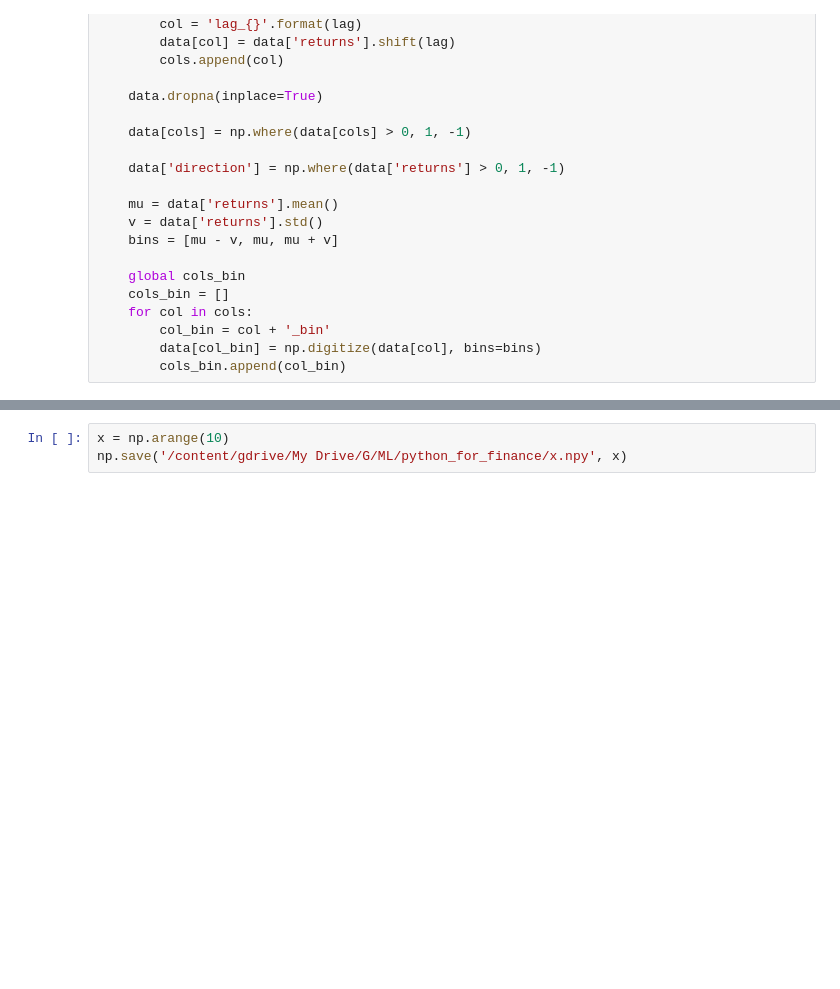
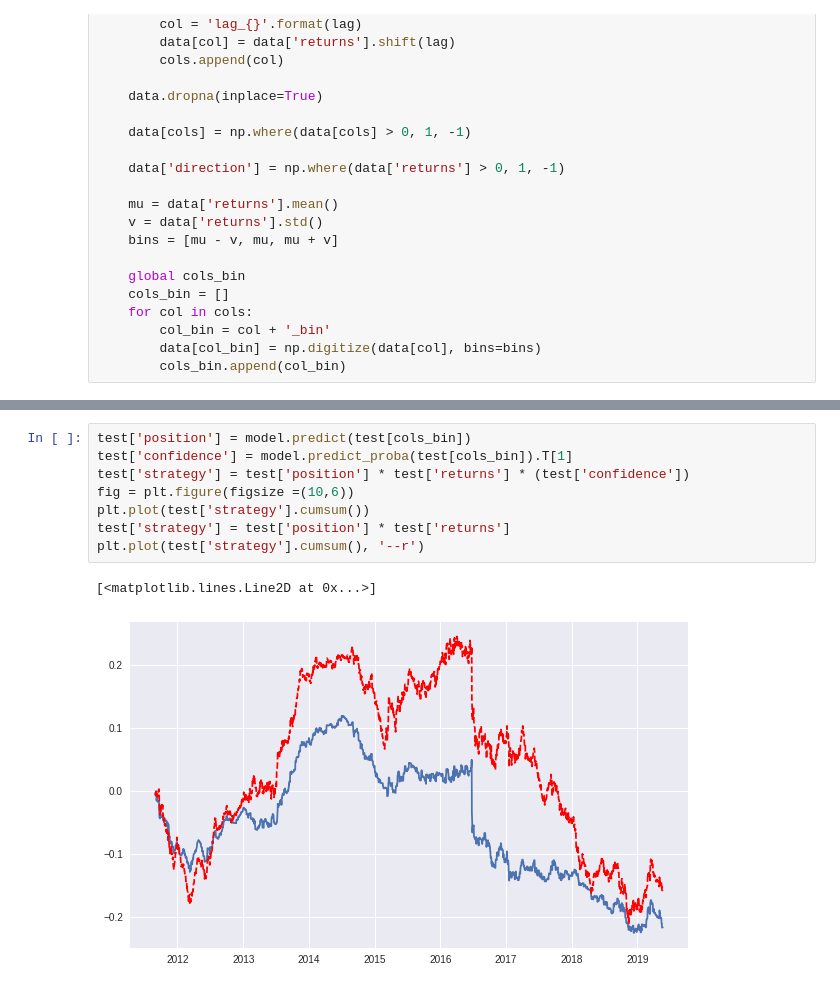
Before and after one commit to xiaobo-fu/python_for_finance, a Jupyter notebook: fxcmpy.ipynb, the cells around one changed output, grey strips where cells are left out. Cells and saved outputs as stored; diff of their text form; blank space fills up the shorter version.

```diff
--- a/fxcmpy.ipynb
+++ b/fxcmpy.ipynb
@@ -181,3 +209,11 @@ plt.plot(test['strategy'].cumsum(), '--r')
-# %%
-x = np.arange(10)
-np.save('/content/gdrive/My Drive/G/ML/python_for_finance/x.npy', x)
+# %%
+test['position'] = model.predict(test[cols_bin])
+test['confidence'] = model.predict_proba(test[cols_bin]).T[1]
+test['strategy'] = test['position'] * test['returns'] * (test['confidence'])
+fig = plt.figure(figsize =(10,6))
+plt.plot(test['strategy'].cumsum())
+test['strategy'] = test['position'] * test['returns']
+plt.plot(test['strategy'].cumsum(), '--r')
+# %% [output]
+[<matplotlib.lines.Line2D at 0x...>]
+[figure, added]
```
Also changed, not shown: parts of 12 cells of this notebook.
